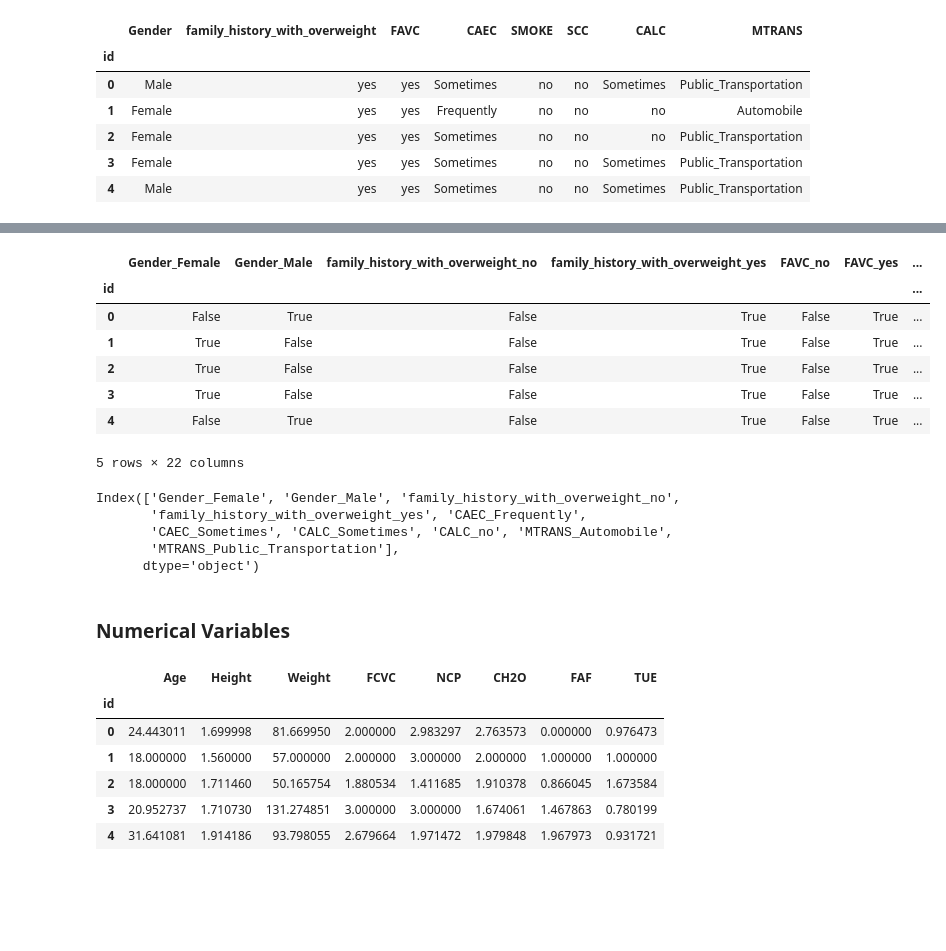
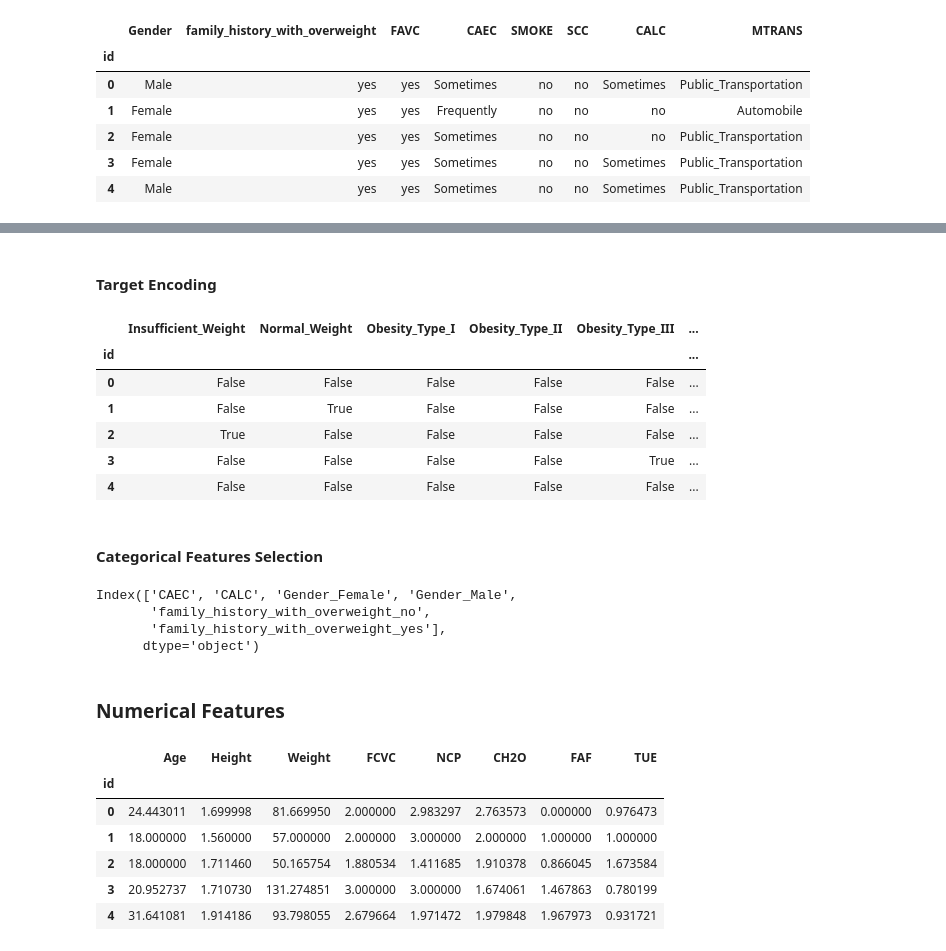
Before and after one commit to aubin4444/DS52-Obesity-Prediction, a Jupyter notebook: obesity.ipynb, the cells around one changed output, grey strips where cells are left out. Saved outputs shown, nothing was run; the diff lists cells and outputs as text; code cells hidden in the pictures; blank space fills up the shorter version.

```diff
--- a/obesity.ipynb
+++ b/obesity.ipynb
@@ -235,12 +259,14 @@ pd.DataFrame(categorical_data).head()
+# %% [markdown]
+#### Target Encoding
 # %%
-encoded_categorical_data = pd.get_dummies(pd.DataFrame(categorical_data))
-pd.DataFrame(encoded_categorical_data).head()
+labelEncoder = LabelEncoder()
+target = pd.get_dummies(target)
+pd.DataFrame(target).head()
 # %% [output]
-|  | Gender_Female | Gender_Male | family_history_with_overweight_no | family_history_with_overweight_yes | FAVC_no | FAVC_yes | ... |
-| id |  |  |  |  |  |  | ... |
-| 0 | False | True | False | True | False | True | ... |
-| 1 | True | False | False | True | False | True | ... |
-| 2 | True | False | False | True | False | True | ... |
-| 3 | True | False | False | True | False | True | ... |
-| 4 | False | True | False | True | False | True | ... |
+|  | Insufficient_Weight | Normal_Weight | Obesity_Type_I | Obesity_Type_II | Obesity_Type_III | ... |
+| id |  |  |  |  |  | ... |
+| 0 | False | False | False | False | False | ... |
+| 1 | False | True | False | False | False | ... |
+| 2 | True | False | False | False | False | ... |
+| 3 | False | False | False | False | True | ... |
+| 4 | False | False | False | False | False | ... |
-5 rows × 22 columns
@@ -253,28 +273,29 @@ def cross_validation(model, X_train, y_train, n_folds=12):
+# %% [markdown]
+#### Categorical Features Selection
 # %%
-from sklearn.ensemble import RandomForestClassifier
-from sklearn.feature_selection import SelectFromModel
+# from sklearn.ensemble import RandomForestClassifier
+# from sklearn.feature_selection import SelectFromModel
 
-# Supposons que X est l'ensemble des features et y la variable cible
-clf = RandomForestClassifier()
-clf.fit(encoded_categorical_data, target)
+# # Supposons que X est l'ensemble des features et y la variable cible
+# clf = RandomForestClassifier()
+# clf.fit(categorical_data, target)
 
-# Sélectionner les features basées sur l'importance calculée par le modèle
-model = SelectFromModel(clf, prefit=True)
-X_new = model.transform(encoded_categorical_data)
+# # Sélectionner les features basées sur l'importance calculée par le modèle
+# model = SelectFromModel(clf, prefit=True)
+# X_new = model.transform(categorical_data)
 
-# Identifier les features sélectionnées
-selected_features = encoded_categorical_data.columns[(model.get_support())]
+# # Identifier les features sélectionnées
+# selected_features = categorical_data.columns[(model.get_support())]
 
-# Afficher les features les plus importantes
-print(selected_features)
+# # Afficher les features les plus importantes
+# print(selected_features)
 # %% [output]
-Index(['Gender_Female', 'Gender_Male', 'family_history_with_overweight_no',
-       'family_history_with_overweight_yes', 'CAEC_Frequently',
-       'CAEC_Sometimes', 'CALC_Sometimes', 'CALC_no', 'MTRANS_Automobile',
-       'MTRANS_Public_Transportation'],
+Index(['CAEC', 'CALC', 'Gender_Female', 'Gender_Male',
+       'family_history_with_overweight_no',
+       'family_history_with_overweight_yes'],
       dtype='object')
 # %% [markdown]
-### Numerical Variables
+### Numerical Features
 # %%
 numerical_cols = train_set.select_dtypes(include=['int64', 'float64']).columns
 numerical_data = train_set[numerical_cols]
```
Also changed, not shown: parts of 9 cells of this notebook.
